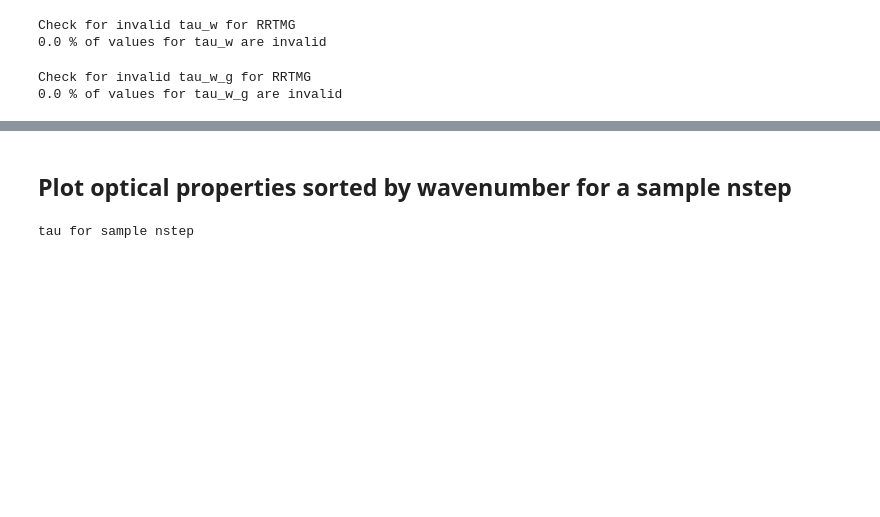
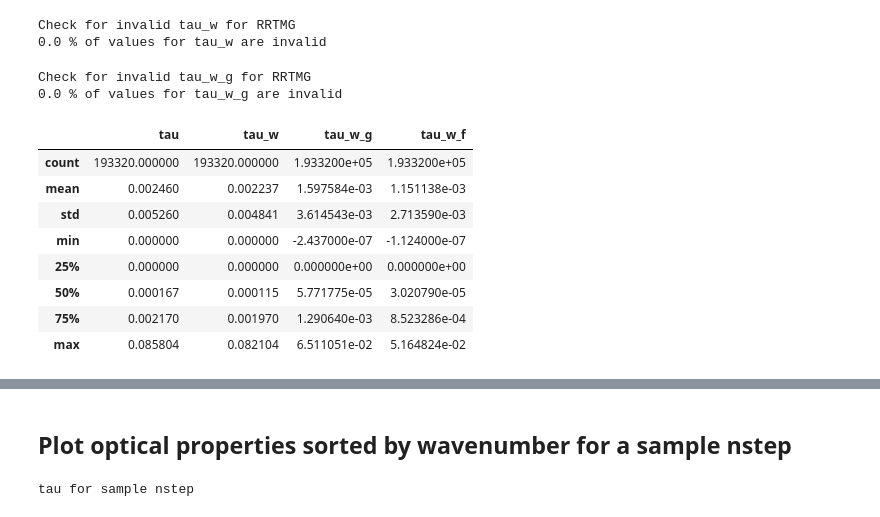
Before and after one commit to qAp/SCAM_radiation_notebooks, a Jupyter notebook: aerosol_optics.ipynb, the cells around one changed output, grey strips where cells are left out. Cells and saved outputs as stored; diff of their text form; code cells hidden in the pictures; blank space fills up the shorter version.

```diff
--- a/aerosol_optics.ipynb
+++ b/aerosol_optics.ipynb
@@ -830,6 +761,18 @@ invalid_values(df_rrtmg_w, optical_prop = 'tau_w_g')
 # %% [output]
 Check for invalid tau_w_g for RRTMG
 0.0 % of values for tau_w_g are invalid
+# %%
+df_clirad_w.describe()
+# %% [output]
+|  | tau | tau_w | tau_w_g | tau_w_f |
+| count | 193320.000000 | 193320.000000 | 1.933200e+05 | 1.933200e+05 |
+| mean | 0.002460 | 0.002237 | 1.597584e-03 | 1.151138e-03 |
+| std | 0.005260 | 0.004841 | 3.614543e-03 | 2.713590e-03 |
+| min | 0.000000 | 0.000000 | -2.437000e-07 | -1.124000e-07 |
+| 25% | 0.000000 | 0.000000 | 0.000000e+00 | 0.000000e+00 |
+| 50% | 0.000167 | 0.000115 | 5.771775e-05 | 3.020790e-05 |
+| 75% | 0.002170 | 0.001970 | 1.290640e-03 | 8.523286e-04 |
+| max | 0.085804 | 0.082104 | 6.511051e-02 | 5.164824e-02 |
 # %%
 print("""Check for invalid tau for CLIRAD""")
 invalid_values(df_clirad_w, optical_prop = 'tau')
```
Also changed, not shown: parts of 19 cells of this notebook.
